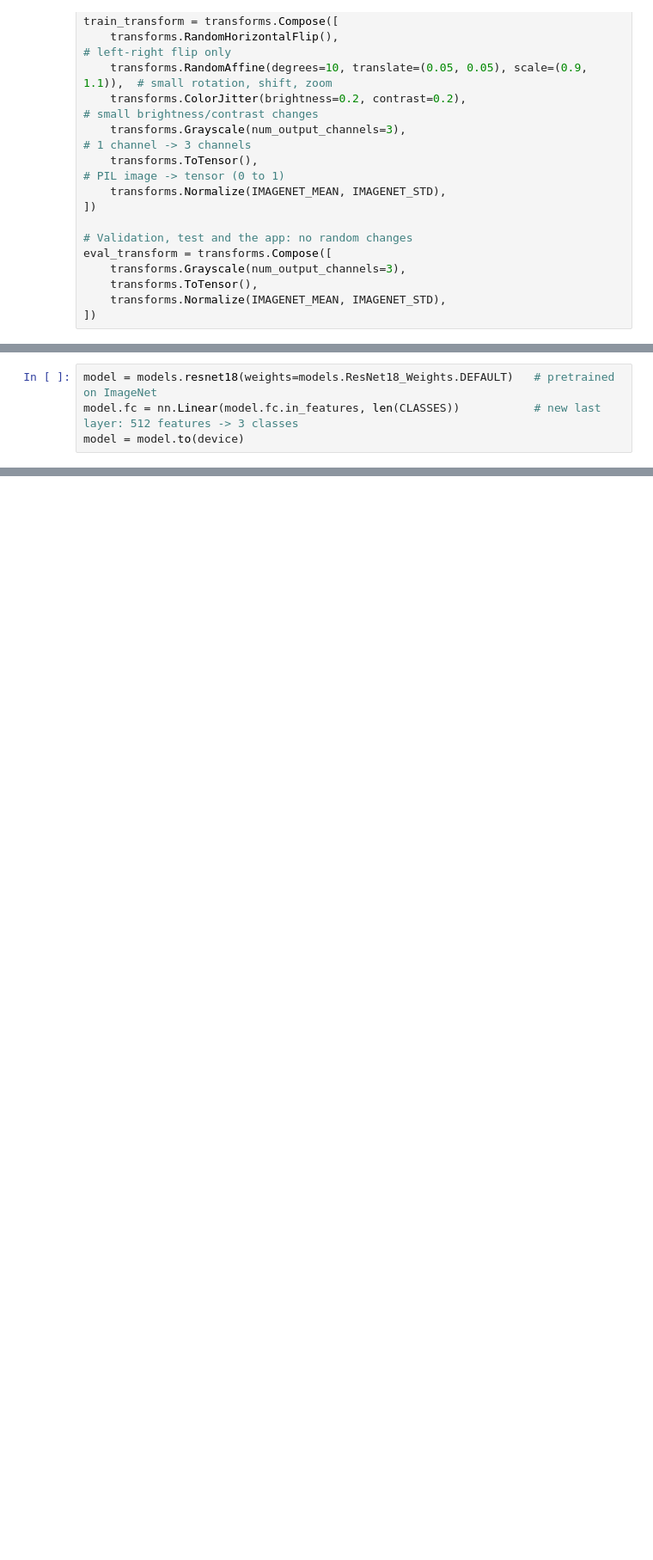
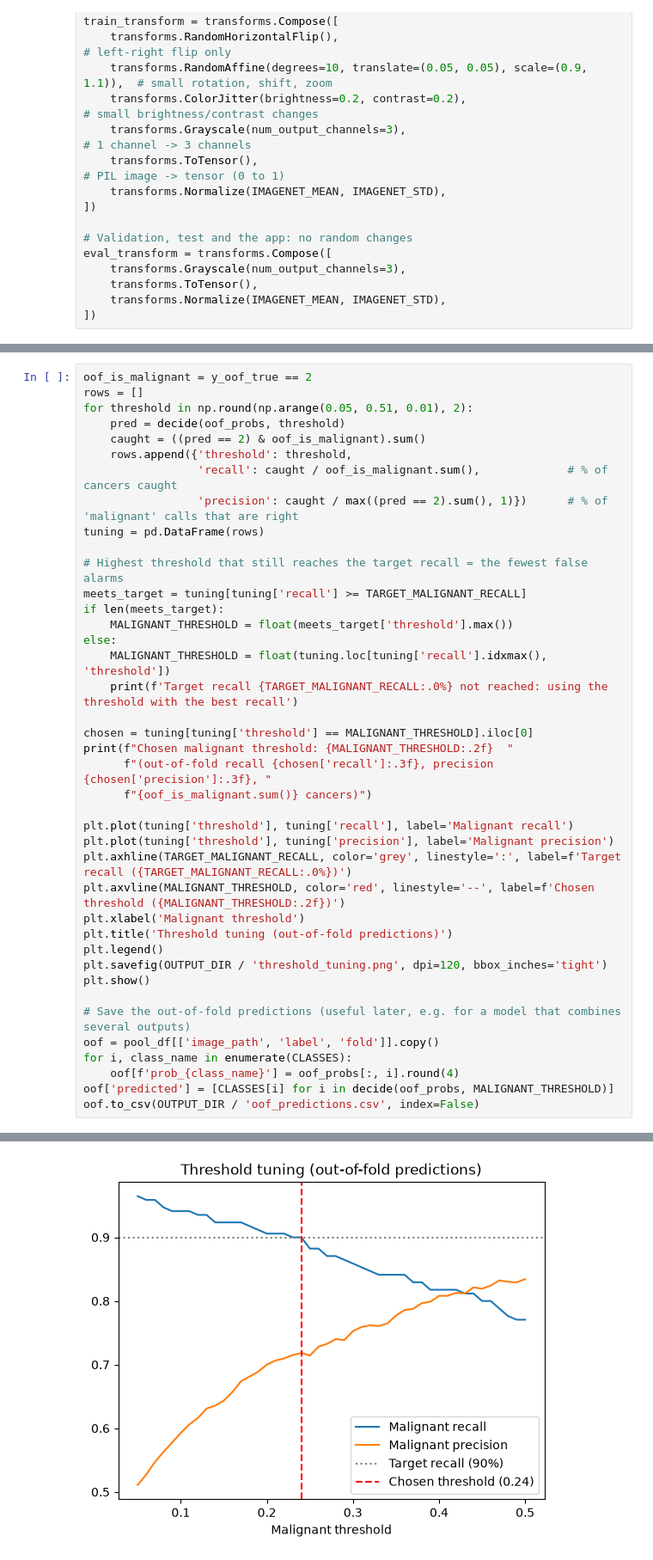
Before and after one commit to Prajwaln08/breast-cancer-detection, a Jupyter notebook: ultrasonic_scans/02_model_classifier.ipynb, the cells around one changed output, grey strips where cells are left out. Shown at 86% size. Drawn from its saved outputs; the diff is of its cells as text; blank space fills up the shorter version.

```diff
--- a/ultrasonic_scans/02_model_classifier.ipynb
+++ b/ultrasonic_scans/02_model_classifier.ipynb
@@ -174,4 +154,0 @@ Benign images outnumber normal ones by about 3 to 1, so the loss uses **class we
-# %%
-model = models.resnet18(weights=models.ResNet18_Weights.DEFAULT)   # pretrained on ImageNet
-model.fc = nn.Linear(model.fc.in_features, len(CLASSES))           # new last layer: 512 features -> 3 classes
-model = model.to(device)
@@ -503,0 +373,41 @@ plt.show()
+# %%
+oof_is_malignant = y_oof_true == 2
+rows = []
+for threshold in np.round(np.arange(0.05, 0.51, 0.01), 2):
+    pred = decide(oof_probs, threshold)
+    caught = ((pred == 2) & oof_is_malignant).sum()
+    rows.append({'threshold': threshold,
+                 'recall': caught / oof_is_malignant.sum(),             # % of cancers caught
+                 'precision': caught / max((pred == 2).sum(), 1)})      # % of 'malignant' calls that are right
+tuning = pd.DataFrame(rows)
+
+# Highest threshold that still reaches the target recall = the fewest false alarms
+meets_target = tuning[tuning['recall'] >= TARGET_MALIGNANT_RECALL]
+if len(meets_target):
+    MALIGNANT_THRESHOLD = float(meets_target['threshold'].max())
+else:
+    MALIGNANT_THRESHOLD = float(tuning.loc[tuning['recall'].idxmax(), 'threshold'])
+    print(f'Target recall {TARGET_MALIGNANT_RECALL:.0%} not reached: using the threshold with the best recall')
+
+chosen = tuning[tuning['threshold'] == MALIGNANT_THRESHOLD].iloc[0]
+print(f"Chosen malignant threshold: {MALIGNANT_THRESHOLD:.2f}  "
+      f"(out-of-fold recall {chosen['recall']:.3f}, precision {chosen['precision']:.3f}, "
+      f"{oof_is_malignant.sum()} cancers)")
+
+plt.plot(tuning['threshold'], tuning['recall'], label='Malignant recall')
+plt.plot(tuning['threshold'], tuning['precision'], label='Malignant precision')
+plt.axhline(TARGET_MALIGNANT_RECALL, color='grey', linestyle=':', label=f'Target recall ({TARGET_MALIGNANT_RECALL:.0%})')
+plt.axvline(MALIGNANT_THRESHOLD, color='red', linestyle='--', label=f'Chosen threshold ({MALIGNANT_THRESHOLD:.2f})')
+plt.xlabel('Malignant threshold')
+plt.title('Threshold tuning (out-of-fold predictions)')
+plt.legend()
+plt.savefig(OUTPUT_DIR / 'threshold_tuning.png', dpi=120, bbox_inches='tight')
+plt.show()
+
+# Save the out-of-fold predictions (useful later, e.g. for a model that combines several outputs)
+oof = pool_df[['image_path', 'label', 'fold']].copy()
+for i, class_name in enumerate(CLASSES):
+    oof[f'prob_{class_name}'] = oof_probs[:, i].round(4)
+oof['predicted'] = [CLASSES[i] for i in decide(oof_probs, MALIGNANT_THRESHOLD)]
+oof.to_csv(OUTPUT_DIR / 'oof_predictions.csv', index=False)
+# %% [output]
@@ -503,0 +415 @@ plt.show()
+[figure, added]
```
Also changed, not shown: parts of 53 cells of this notebook, 1 other file.
